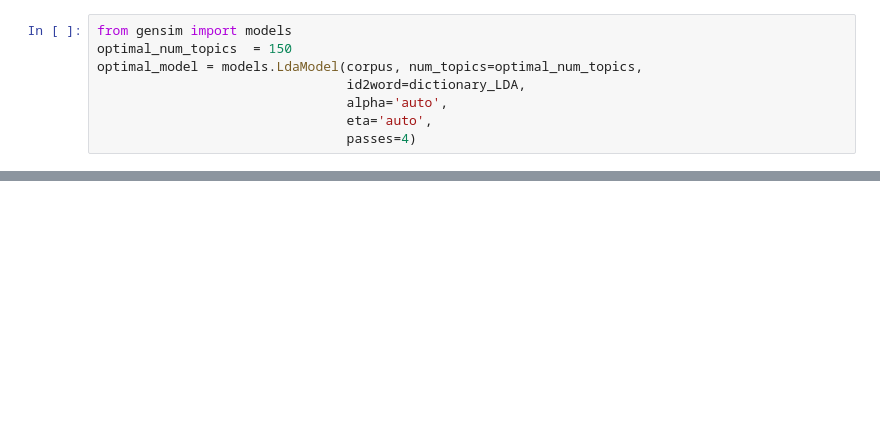
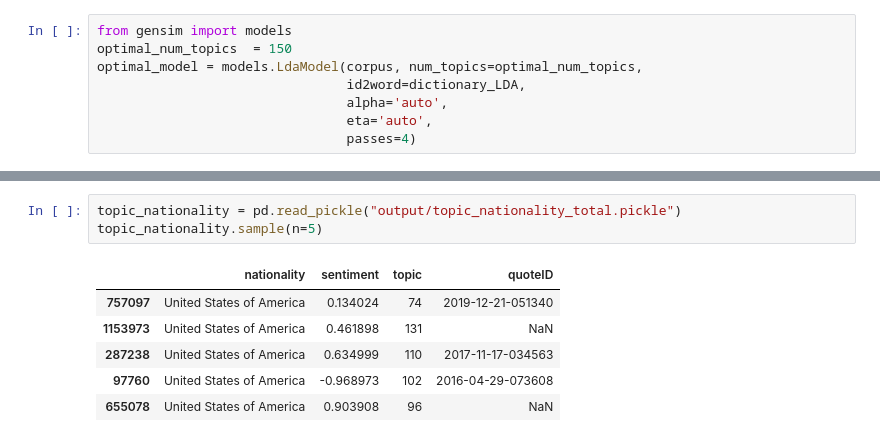
Before and after one commit to epfl-ada/ada-2021-project-young-boys, a Jupyter notebook: topic_detection.ipynb, the cells around one changed output, grey strips where cells are left out. Drawn from its saved outputs; the diff is of its cells as text; blank space fills up the shorter version.

```diff
--- a/topic_detection.ipynb
+++ b/topic_detection.ipynb
@@ -653,0 +309,10 @@ Name: topic, Length: 181, dtype: object
+# %%
+topic_nationality = pd.read_pickle("output/topic_nationality_total.pickle")
+topic_nationality.sample(n=5)
+# %% [output]
+|  | nationality | sentiment | topic | quoteID |
+| 757097 | United States of America | 0.134024 | 74 | 2019-12-21-051340 |
+| 1153973 | United States of America | 0.461898 | 131 | NaN |
+| 287238 | United States of America | 0.634999 | 110 | 2017-11-17-034563 |
+| 97760 | United States of America | -0.968973 | 102 | 2016-04-29-073608 |
+| 655078 | United States of America | 0.903908 | 96 | NaN |
```
Also changed, not shown: parts of 70 cells of this notebook.
